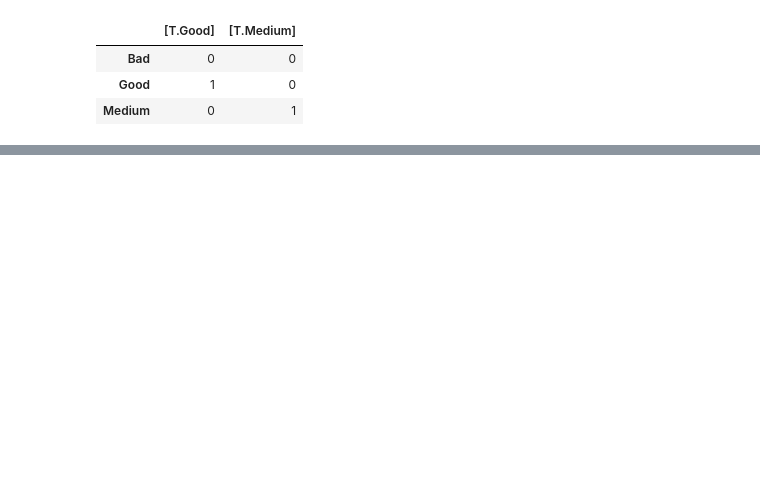
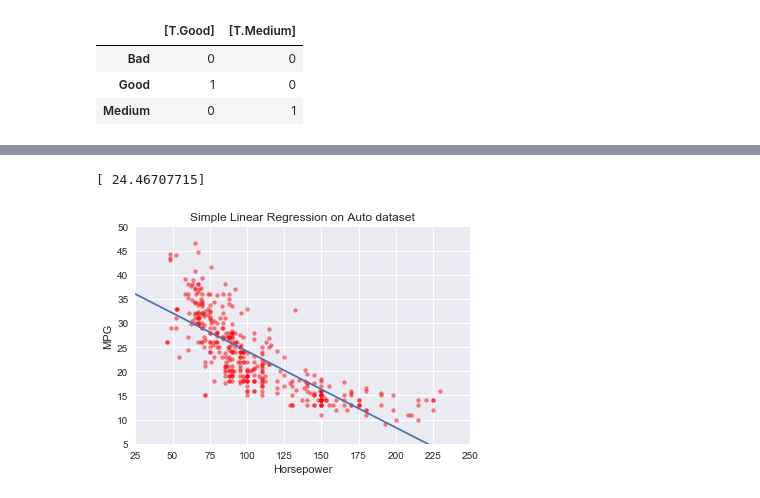
Before and after one commit to 0liu/ISLR, a Jupyter notebook: Chapter 3 Linear Regression.ipynb, the cells around one changed output, grey strips where cells are left out. Drawn from its saved outputs; the diff is of its cells as text; code cells hidden in the pictures; blank space fills up the shorter version.

```diff
--- a/Chapter 3 Linear Regression.ipynb
+++ b/Chapter 3 Linear Regression.ipynb
@@ -556,0 +563,6 @@ display(cm_df)
+# %%
+# Auto dataset is in R ISLR package
+islr = importr('ISLR')
+auto_rdf = rdata(islr).fetch('Auto')['Auto']
+auto = pandas2ri.ri2py(auto_rdf)
+display(auto)
@@ -556,0 +588,9 @@ display(cm_df)
+# %%
+# simple linear regression on Auto dataset
+auto_slr = smf.ols('mpg ~ horsepower ', data=auto).fit()
+print(auto_slr.summary())
+# Display residual SE and quantiles not shown in SM summary
+print("\nResidual Standard Error:")
+print(np.sqrt(auto_slr.mse_resid))
+print("\nResiduals:")
+print(auto_slr.resid.describe()[3:])
@@ -556,0 +615,19 @@ display(cm_df)
+# %%
+# 8 (a) - iv. Prediction
+auto_pred = auto_slr.predict(exog=dict(horsepower=98))
+print(auto_pred)
+# %% [output]
+[ 24.46707715]
+# %%
+# Plot SLR fitting results
+fig, ax = plt.subplots()
+plt.scatter(auto.horsepower, auto.mpg, color='r', s=15, alpha=0.5)  # Data points
+smg.abline_plot(model_results=auto_slr, ax=ax)  # Regression line
+plt.xlim(25, 250)
+plt.ylim(5, 50)
+plt.xlabel('Horsepower')
+plt.ylabel('MPG')
+plt.title('Simple Linear Regression on Auto dataset')
+plt.show()
+# %% [output]
+[figure, added]
```
Also changed, not shown: parts of 20 cells of this notebook.
